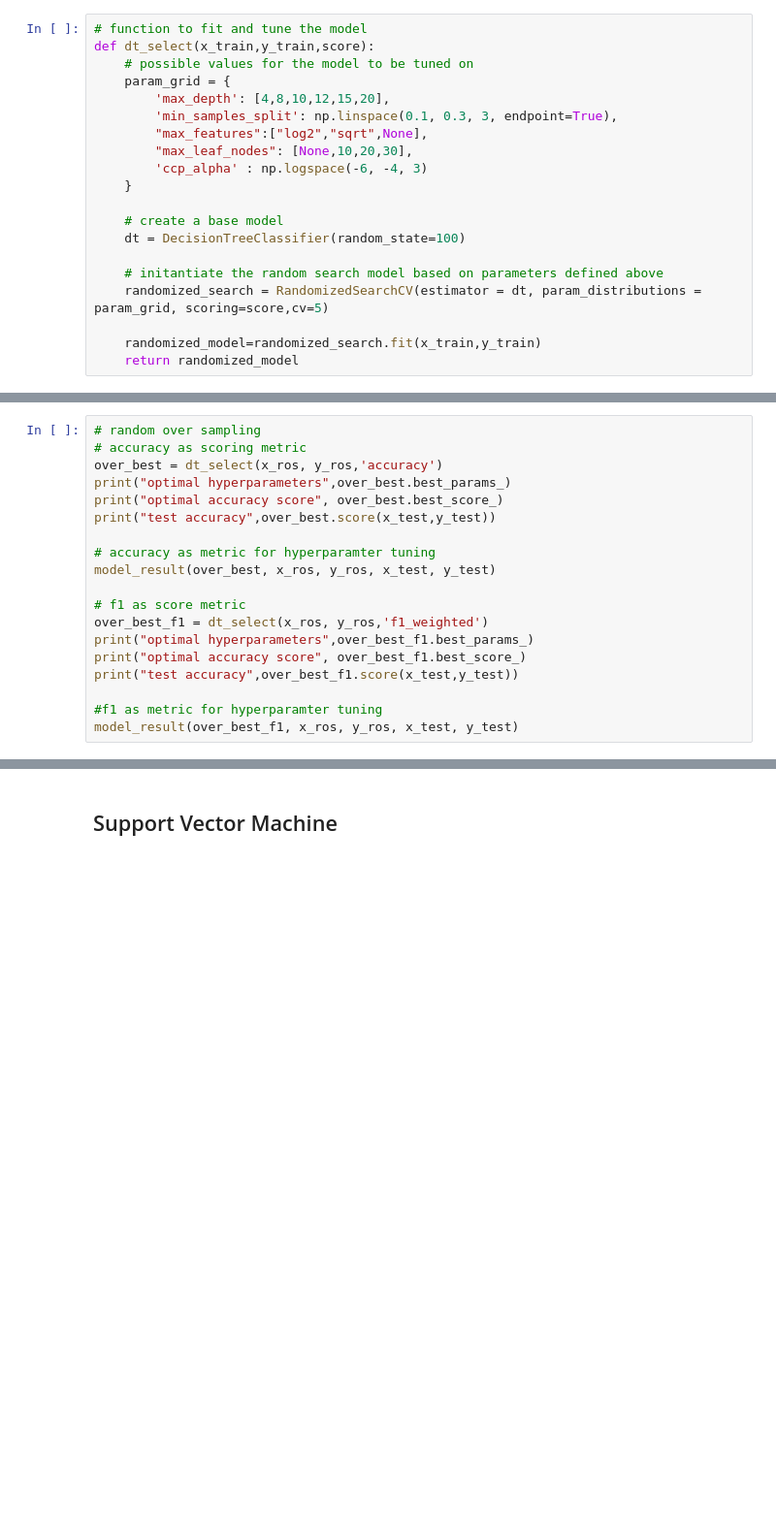
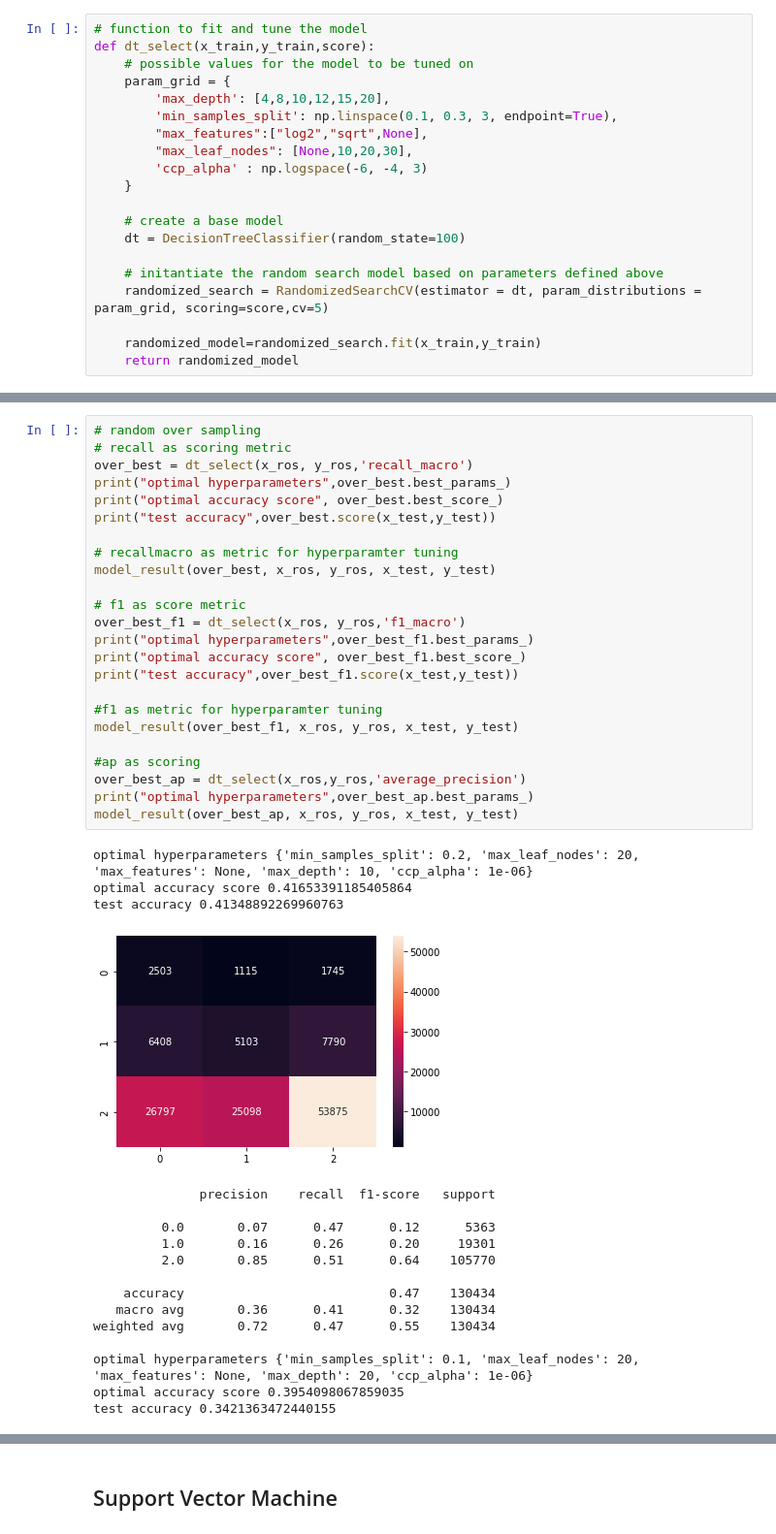
Before and after one commit to kmohebbizadeh/AML-Tree-Census-Project, a Jupyter notebook: main_script.ipynb, the cells around one changed output, grey strips where cells are left out. Shown: that part at 97% size. Saved outputs shown, nothing was run; the diff lists cells and outputs as text; blank space fills up the shorter version.

```diff
--- a/main_script.ipynb
+++ b/main_script.ipynb
@@ -379,19 +416,42 @@ model_result(random_best_f1, x_train, y_train, x_test, y_test)
 # %%
 # random over sampling
-# accuracy as scoring metric
-over_best = dt_select(x_ros, y_ros,'accuracy')
+# recall as scoring metric
+over_best = dt_select(x_ros, y_ros,'recall_macro')
 print("optimal hyperparameters",over_best.best_params_)
 print("optimal accuracy score", over_best.best_score_)
 print("test accuracy",over_best.score(x_test,y_test))
 
-# accuracy as metric for hyperparamter tuning
+# recallmacro as metric for hyperparamter tuning
 model_result(over_best, x_ros, y_ros, x_test, y_test)
 
 # f1 as score metric
-over_best_f1 = dt_select(x_ros, y_ros,'f1_weighted')
+over_best_f1 = dt_select(x_ros, y_ros,'f1_macro')
 print("optimal hyperparameters",over_best_f1.best_params_)
 print("optimal accuracy score", over_best_f1.best_score_)
 print("test accuracy",over_best_f1.score(x_test,y_test))
 
 #f1 as metric for hyperparamter tuning
 model_result(over_best_f1, x_ros, y_ros, x_test, y_test)
+
+#ap as scoring
+over_best_ap = dt_select(x_ros,y_ros,'average_precision')
+print("optimal hyperparameters",over_best_ap.best_params_)
+model_result(over_best_ap, x_ros, y_ros, x_test, y_test)
+# %% [output]
+optimal hyperparameters {'min_samples_split': 0.2, 'max_leaf_nodes': 20, 'max_features': None, 'max_depth': 10, 'ccp_alpha': 1e-06}
+optimal accuracy score 0.41653391185405864
+test accuracy 0.41348892269960763
+[figure, added]
+              precision    recall  f1-score   support
+
+         0.0       0.07      0.47      0.12      5363
+         1.0       0.16      0.26      0.20     19301
+         2.0       0.85      0.51      0.64    105770
+
+    accuracy                           0.47    130434
+   macro avg       0.36      0.41      0.32    130434
+weighted avg       0.72      0.47      0.55    130434
+
+optimal hyperparameters {'min_samples_split': 0.1, 'max_leaf_nodes': 20, 'max_features': None, 'max_depth': 20, 'ccp_alpha': 1e-06}
+optimal accuracy score 0.3954098067859035
+test accuracy 0.3421363472440155
```
Also changed, not shown: parts of 10 cells of this notebook.
